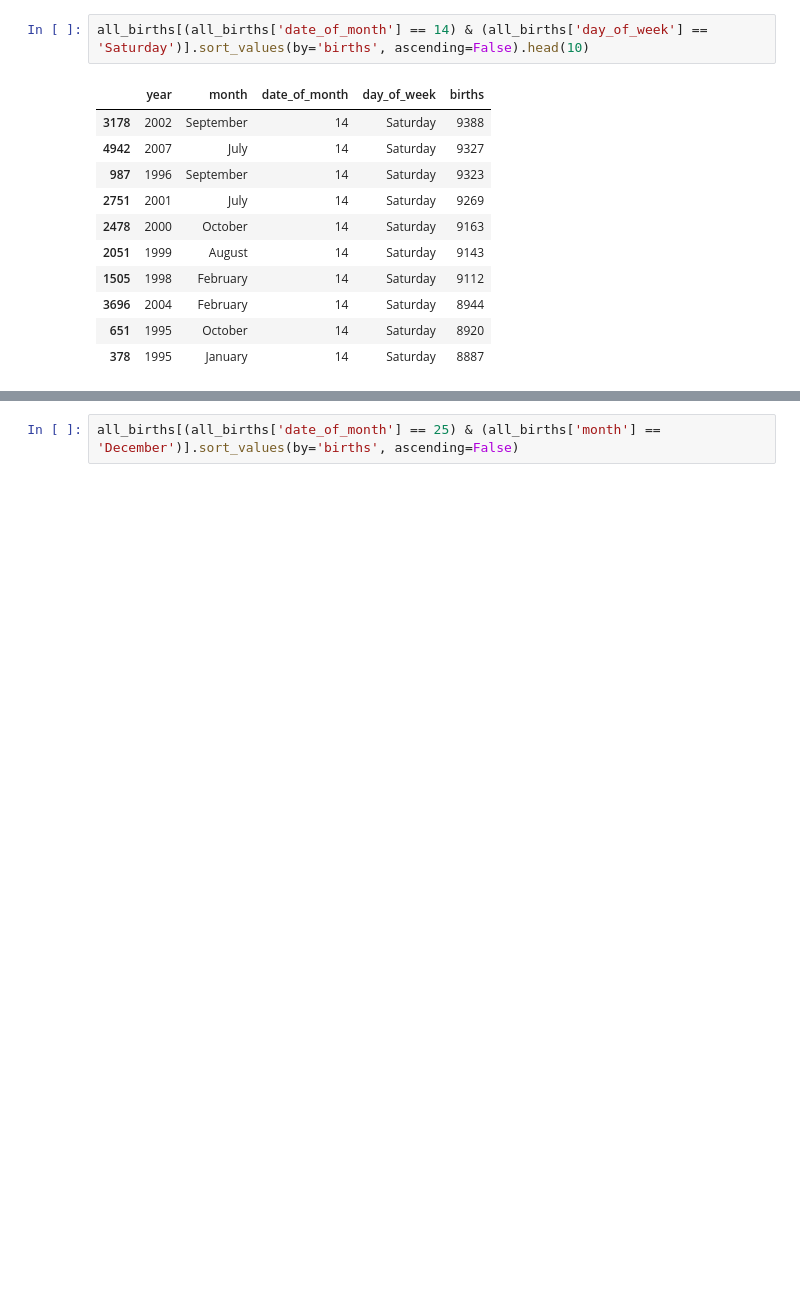
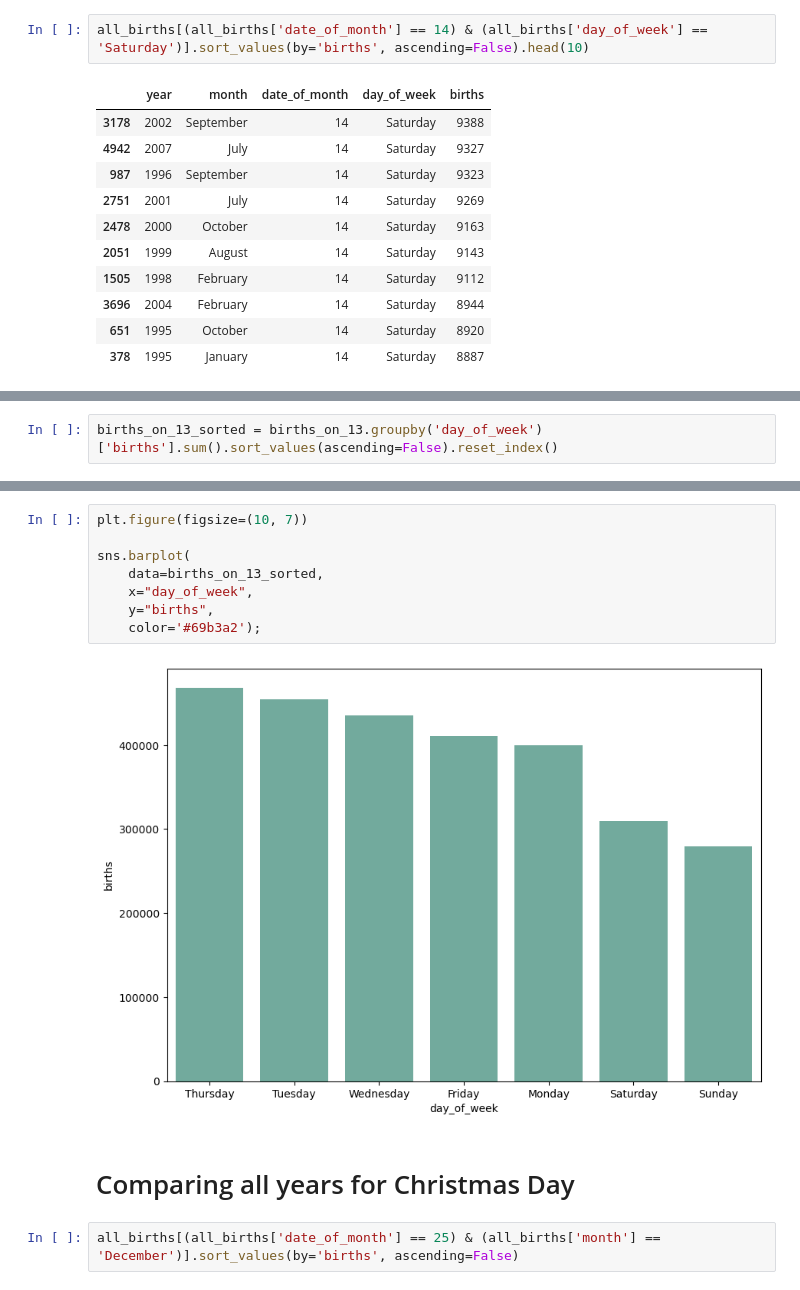
Before and after one commit to Timothyspratt/DA11_Capstone, a Jupyter notebook: notebook/capstone_da_11.ipynb, the cells around one changed output, grey strips where cells are left out. Cells and saved outputs as stored; diff of their text form; blank space fills up the shorter version.

```diff
--- a/notebook/capstone_da_11.ipynb
+++ b/notebook/capstone_da_11.ipynb
@@ -421,0 +442,2 @@ all_births[(all_births['date_of_month'] == 14) & (all_births['day_of_week'] == '
+# %%
+births_on_13_sorted = births_on_13.groupby('day_of_week')['births'].sum().sort_values(ascending=False).reset_index()
@@ -422,3 +476,15 @@ all_births[(all_births['date_of_month'] == 14) & (all_births['day_of_week'] == '
+# %%
+plt.figure(figsize=(10, 7))
+
+sns.barplot(
+    data=births_on_13_sorted,
+    x="day_of_week",
+    y="births",
+    color='#69b3a2');
+# %% [output]
+[figure, added]
+# %% [markdown]
+# Comparing all years for Christmas Day
 # %%
 all_births[(all_births['date_of_month'] == 25) & (all_births['month'] == 'December')].sort_values(by='births', ascending=False)
 # %% [output]
```
Also changed, not shown: parts of 15 cells of this notebook.
